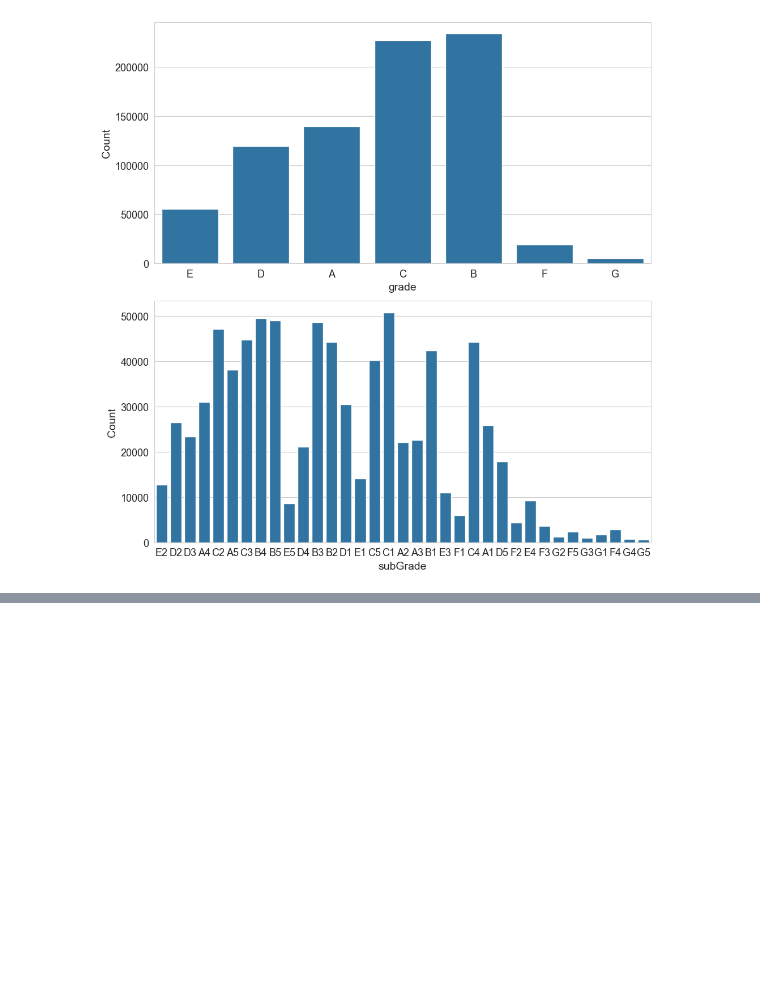
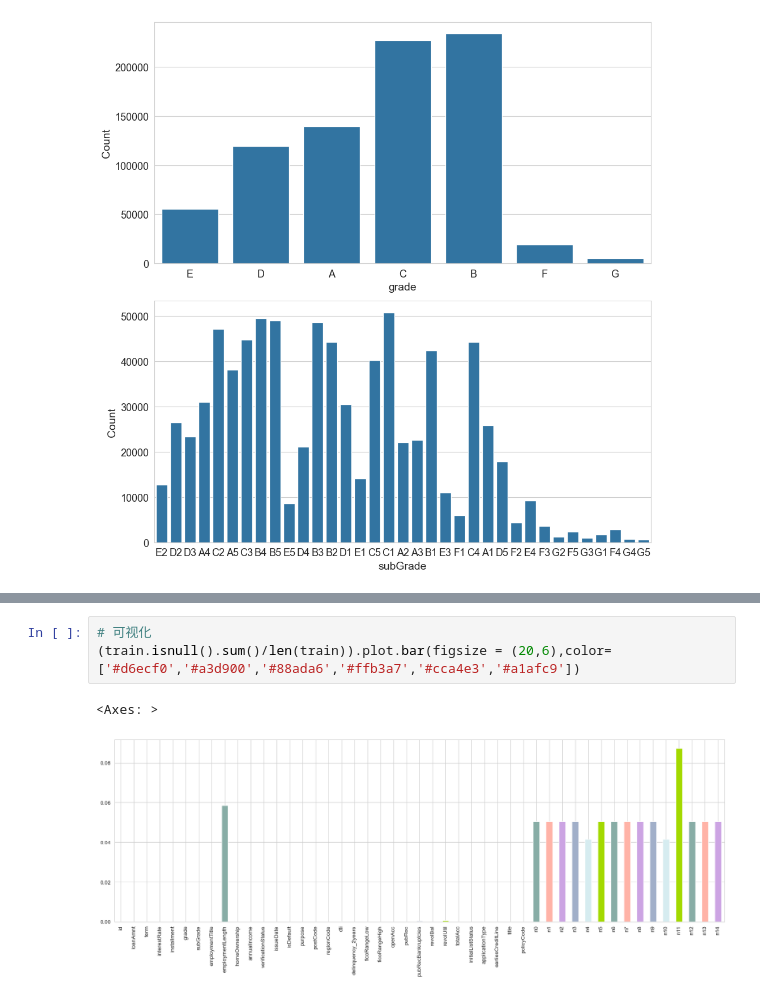
Before and after one commit to ZhaokaiQ-Lars/Finanical-risk-control, a Jupyter notebook: 复现代码.ipynb, the cells around one changed output, grey strips where cells are left out. Cells and saved outputs as stored; diff of their text form; blank space fills up the shorter version.

```diff
--- a/复现代码.ipynb
+++ b/复现代码.ipynb
@@ -281,0 +337,6 @@ sns.countplot(label)
+# %%
+# 可视化
+(train.isnull().sum()/len(train)).plot.bar(figsize = (20,6),color=['#d6ecf0','#a3d900','#88ada6','#ffb3a7','#cca4e3','#a1afc9'])
+# %% [output]
+<Axes: >
+[figure, added]
```
Also changed, not shown: parts of 55 cells of this notebook.
